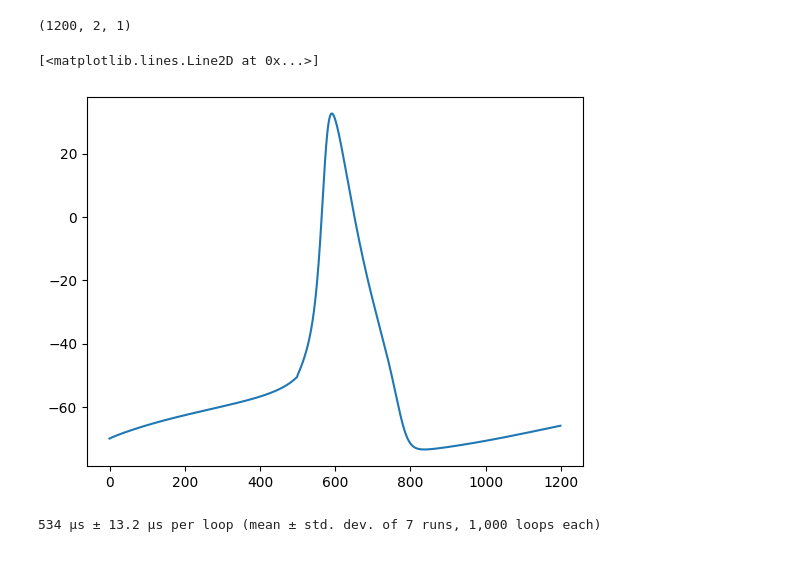
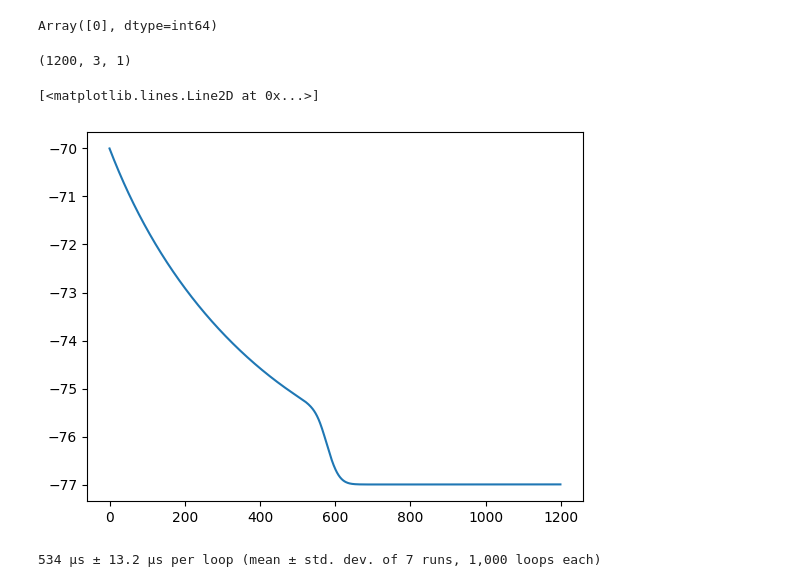
Before and after one commit to jnsbck/tinyjaxley, a Jupyter notebook: dev.ipynb, the cells around one changed output. Saved outputs shown, nothing was run; the diff lists cells and outputs as text; code cells hidden in the pictures.

```diff
--- a/dev.ipynb
+++ b/dev.ipynb
@@ -247,8 +247,15 @@ class Leak(Channel):
 
     def init(self, t, u, args=None):
         return ()
+# %%
+stim.index
+# %% [output]
+Array([0], dtype=int64)
 # %%
-num_comps = 2
+from jax import P
+
+
+num_comps = 3
 
 r = jnp.array([[1.0]]*num_comps)
 l = jnp.array([[10.0]]*num_comps)
@@ -259,16 +266,16 @@ na = jax.tree.map(lambda x: jnp.array([[x]]*num_comps) if eqx.is_array(x) else x
 na = eqx.tree_at(lambda x: x.index, na, jnp.arange(num_comps))
 k = jax.tree.map(lambda x: jnp.array([[x]]*num_comps) if eqx.is_array(x) else x, K())
 k = eqx.tree_at(lambda x: x.index, k, jnp.arange(num_comps))
-leak = jax.tree.map(lambda x: jnp.array([[x]]*num_comps) if eqx.is_array(x) else x, Leak())
-leak = eqx.tree_at(lambda x: x.index, leak, jnp.arange(num_comps))
-stim = jax.tree.map(lambda x: jnp.array([[x]]*1) if eqx.is_array(x) else x, Stimulus())
-stim = eqx.tree_at(lambda x: x.index, stim, jnp.arange(num_comps))
+leak = jax.tree.map(lambda x: jnp.array([[x]]*(num_comps-1)) if eqx.is_array(x) else x, Leak())
+leak = eqx.tree_at(lambda x: x.index, leak, jnp.arange((num_comps-1)))
+stim = jax.tree.map(lambda x: jnp.array([[x]]*1) if eqx.is_array(x) else x, Stimulus(amp=0.1))
+stim = eqx.tree_at(lambda x: x.index, stim, jnp.array([0]))
 
 mechanisms = (na, k, leak)
 externals = (stim,)
 
 t = 0.0
-u0 = {"v": jnp.array([[-70.0]]*num_comps), "m": jnp.array([[0.1]]*num_comps), "h": jnp.array([[0.1]]*num_comps), "n": jnp.array([[0.1]]*num_comps)}
+u0 = {"v": jnp.array([[-70.0]]*num_comps), "m": jnp.array([[0.0]]*num_comps), "h": jnp.array([[0.0]]*num_comps), "n": jnp.array([[0.3]]*num_comps)}
 
 def hh(t, u, args=None):
     # 1. state derivatives (compute)
@@ -300,7 +307,7 @@ def hh(t, u, args=None):
         u = ext.write_locals(u, u_local)
 
         i_local = ext.i(t, u_local)
-        i_local *= 1e2 / area if ext._is_density else 1.0
+        i_local *= 1e2 / area[ext.index] if ext._is_density else 1.0
 
         i_name = "i_" + ext.ion
         if isinstance(ext, Clamp):
@@ -326,12 +333,12 @@ sol = diffrax.diffeqsolve(ode, solver, 0.0, 12.0, 0.01, y0=u0, saveat=saveat)
 # %%
 sol.ys["v"].shape
 # %% [output]
-(1200, 2, 1)
+(1200, 3, 1)
 # %%
-plt.plot(sol.ys["v"][:, 1,0])
+plt.plot(sol.ys["v"][:, 2,0])
 # %% [output]
 [<matplotlib.lines.Line2D at 0x...>]
-[figure, old version]
+[figure, new version]
 # %%
 from jax import Array
 from tinyjaxley.utils import safe_exp, _vtrap
```
